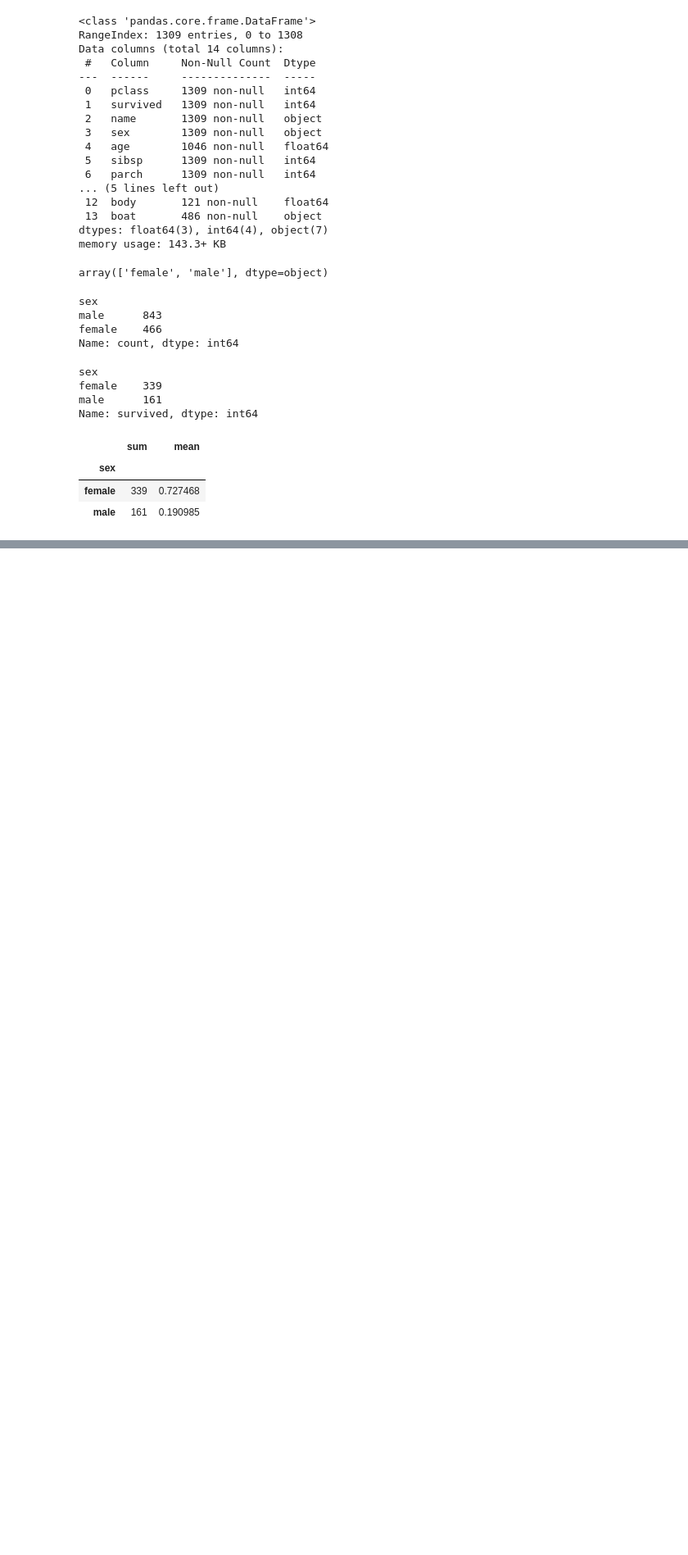
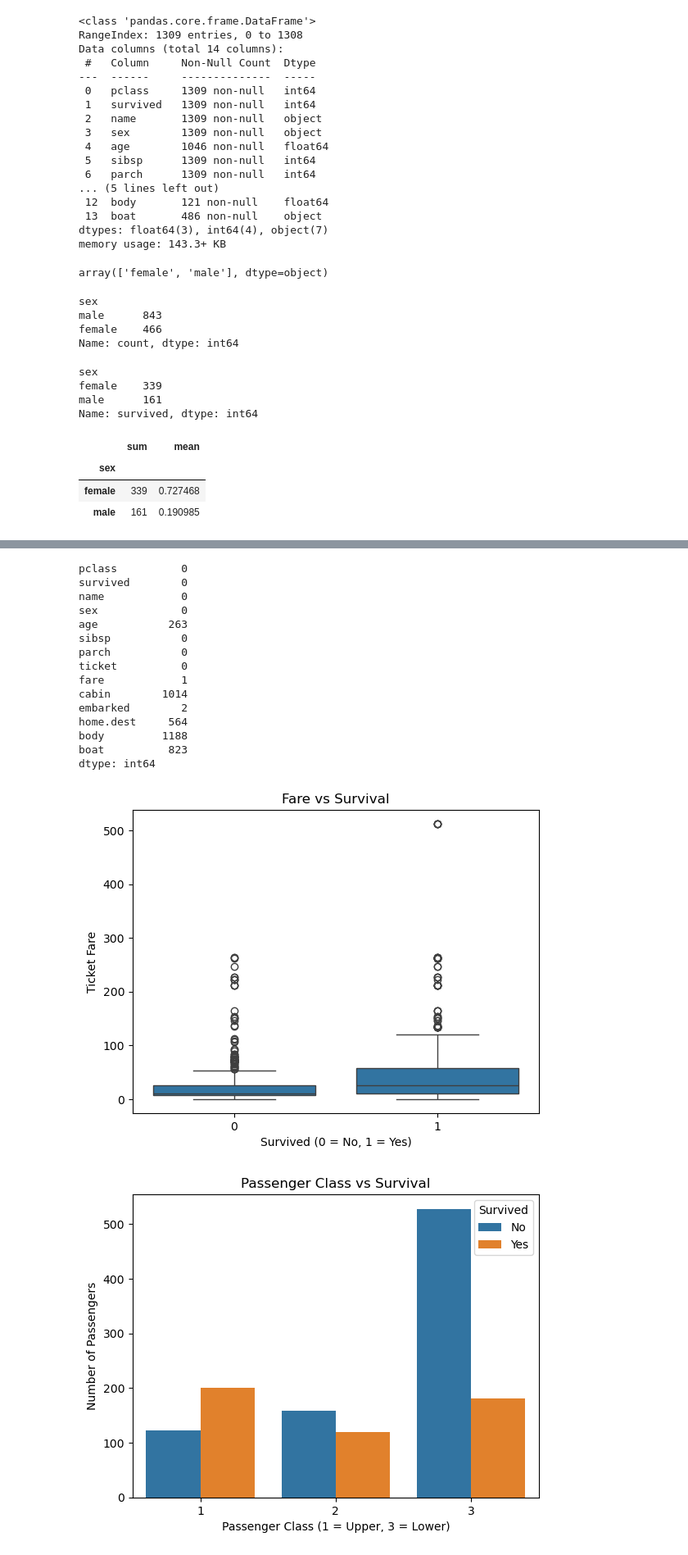
Before and after one commit to csaafrica/mental_CSA, a Jupyter notebook: notebooks/Data Wrangling.ipynb, the cells around one changed output, grey strips where cells are left out. Shown at 82% size. Cells and saved outputs as stored; diff of their text form; code cells hidden in the pictures; blank space fills up the shorter version.

Commit message:
EXPLORING TITANIC DATRA AND SLICING DATA

```diff
--- a/notebooks/Data Wrangling.ipynb
+++ b/notebooks/Data Wrangling.ipynb
@@ -506,3 +647,77 @@ titanic.groupby(["sex"])["survived"].agg(["sum","mean"])
 # %%
 #Homework
 #Does the ticket fare(fare) ,passenger class(pclass), family onboard(parch) class affect the survival
+
+import pandas as pd
+import seaborn as sns
+import matplotlib.pyplot as plt
+#load dataset
+titanic = sns.load_dataset('titanic')
+
+titanic=pd.read_excel("../data/titanic.xlsx")
+titanic
+# or pd.read_csv() if you're using a file
+#how to hande missing data
+print(titanic.isnull().sum())
+
+#Relationship between fare and survival
+sns.boxplot(x='survived', y='fare', data=titanic)
+plt.title("Fare vs Survival")
+plt.xlabel("Survived (0 = No, 1 = Yes)")
+plt.ylabel("Ticket Fare")
+plt.show()
+#Relationship between pclass andd survival rate
+sns.countplot(x='pclass', hue='survived', data=titanic)
+plt.title("Passenger Class vs Survival")
+plt.xlabel("Passenger Class (1 = Upper, 3 = Lower)")
+plt.ylabel("Number of Passengers")
+plt.legend(title="Survived", labels=["No", "Yes"])
+plt.show()
+
+#Relationship between parch and survival
+sns.barplot(x='parch', y='survived', data=titanic)
+plt.title("Number of Parents/Children Aboard vs Survival")
+plt.xlabel("Parch (Parents/Children Aboard)")
+plt.ylabel("Survival Rate")
+plt.show()
+
+fig, axs = plt.subplots(1, 3, figsize=(18, 5))
+
+# Fare vs Survival
+sns.boxplot(x='survived', y='fare', data=titanic, ax=axs[0])
+axs[0].set_title("Fare vs Survival")
+axs[0].set_xlabel("Survived")
+axs[0].set_ylabel("Fare")
+
+# Pclass vs Survival
+sns.countplot(x='pclass', hue='survived', data=titanic, ax=axs[1])
+axs[1].set_title("Pclass vs Survival")
+axs[1].set_xlabel("Pclass")
+axs[1].set_ylabel("Count")
+
+# Parch vs Survival
+sns.barplot(x='parch', y='survived', data=titanic, ax=axs[2])
+axs[2].set_title("Parch vs Survival")
+axs[2].set_xlabel("Parents/Children Onboard")
+axs[2].set_ylabel("Survival Rate")
+
+plt.tight_layout()
+plt.show()
+# %% [output]
+pclass          0
+survived        0
+name            0
+sex             0
+age           263
+sibsp           0
+parch           0
+ticket          0
+fare            1
+cabin        1014
+embarked        2
+home.dest     564
+body         1188
+boat          823
+dtype: int64
+[figure, added]
+[figure, added]
```
Also changed, not shown: parts of 37 cells of this notebook, 9 other files.
